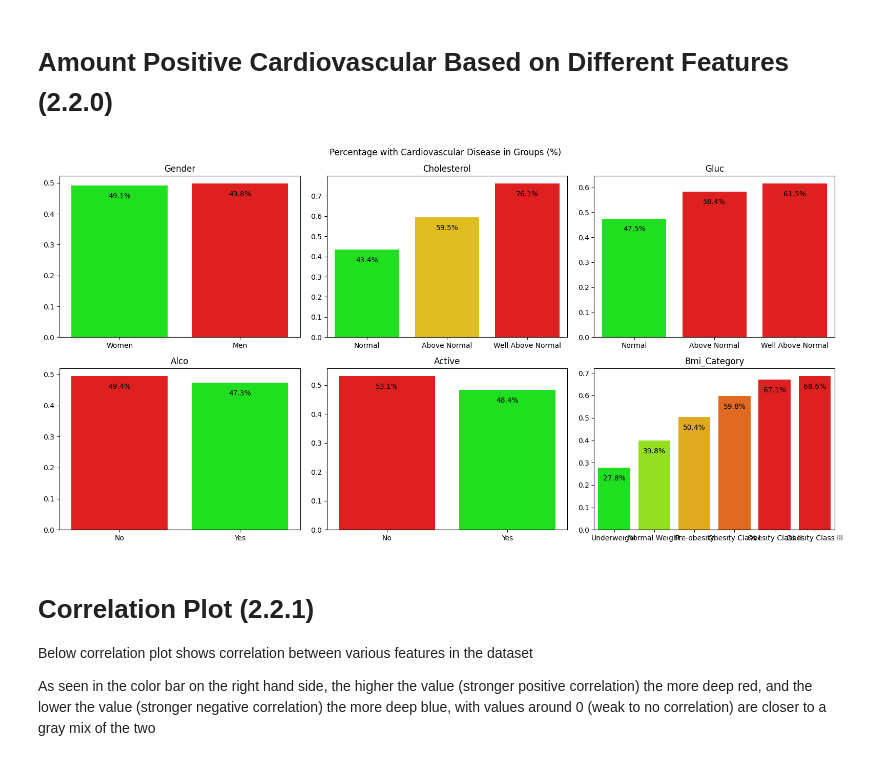
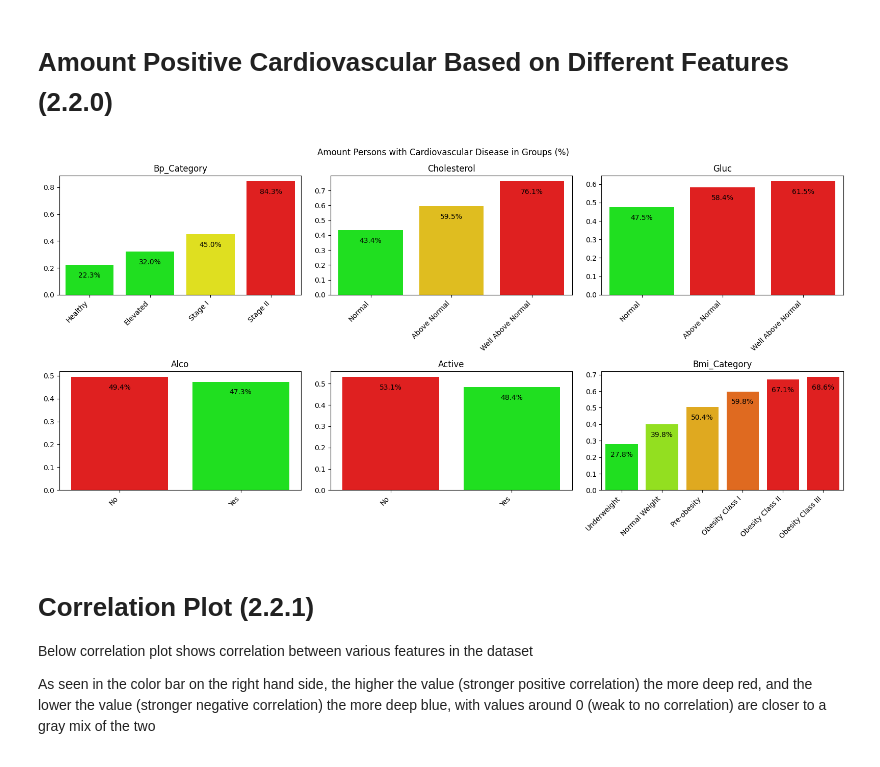
Before and after one commit to Andreas-Svensson/disease_prediction, a Jupyter notebook: data_analysis.ipynb, the cells around one changed output. Saved outputs shown, nothing was run; the diff lists cells and outputs as text; code cells hidden in the pictures.

Commit message:
added bp_cat table, rotated labels in amount cardio plot

```diff
--- a/data_analysis.ipynb
+++ b/data_analysis.ipynb
@@ -494,45 +505,47 @@ Text(0, 0.5, 'Amount People')
 # Amount Positive Cardiovascular Based on Different Features (2.2.0)
 # %%
 cols = {
-    "gender": ["Women", "Men"],
+    "bp_category": ["Healthy", "Elevated", "Stage I", "Stage II"],
     "cholesterol": ["Normal", "Above Normal", "Well Above Normal"],
     "gluc": ["Normal", "Above Normal", "Well Above Normal"],
     "alco": ["No", "Yes"],
     "active": ["No", "Yes"],
     "bmi_category": bmi_labels,
     #"smoke": ["No", "Yes"], # can add any categorical feature and the name of its values like so, as long as 6 features are added
+    # "gender": ["Women", "Men"],
 }
 
 # create subplots
 fig, axes = plt.subplots(2, 3, figsize = (16, 8))
 
 # loop through subplots and columns dictionary
 for ax, col in zip(axes.flatten(), cols.keys()):
 
     # calculate amount with cardiovascular disease based on column
     data = df[df["cardio"] == 1][col].value_counts().sort_index() / df[col].value_counts()
 
     # create color palette based on y-values
     palette = sns.color_palette("blend:lime,yellow,orange,red", len(data))
 
     # credit ChatGPT for making palette color based on y-values instead of x-values
     y_norm = (data.values - data.values.min()) / (data.values.max() - data.values.min())  # normalize y-values
     y_colors = np.array(palette)[np.round(y_norm * (len(palette) - 1)).astype(int)]  # map y-values to colors
 
     # plot data and color bars based on y-values
-    sns.barplot(x=data.index, y=data.values, palette=y_colors, ax=ax)
+    sns.barplot(x = data.index, y = data.values, palette = y_colors, ax = ax)
 
     for p in ax.containers: # show and format values on bars
-        ax.bar_label(p, labels=[f"{val*100:,.1f}%" for val in p.datavalues], padding=-20)
+        ax.bar_label(p, labels = [f"{val*100:,.1f}%" for val in p.datavalues], padding = -20)
 
     # set title and labels
     ax.set_title(col.title())
-    ax.set_xticklabels(cols[col])
+    ax.set_xticklabels(cols[col], rotation = 45, ha = "right")
 
-plt.suptitle("Percentage with Cardiovascular Disease in Groups (%)")
+
+plt.suptitle("Amount Persons with Cardiovascular Disease in Groups (%)")
 plt.tight_layout()
 # %% [output]
-[figure, old version]
+[figure, new version]
 # %% [markdown]
 # Correlation Plot (2.2.1)
 
```
Also changed, not shown: parts of 4 cells of this notebook.
